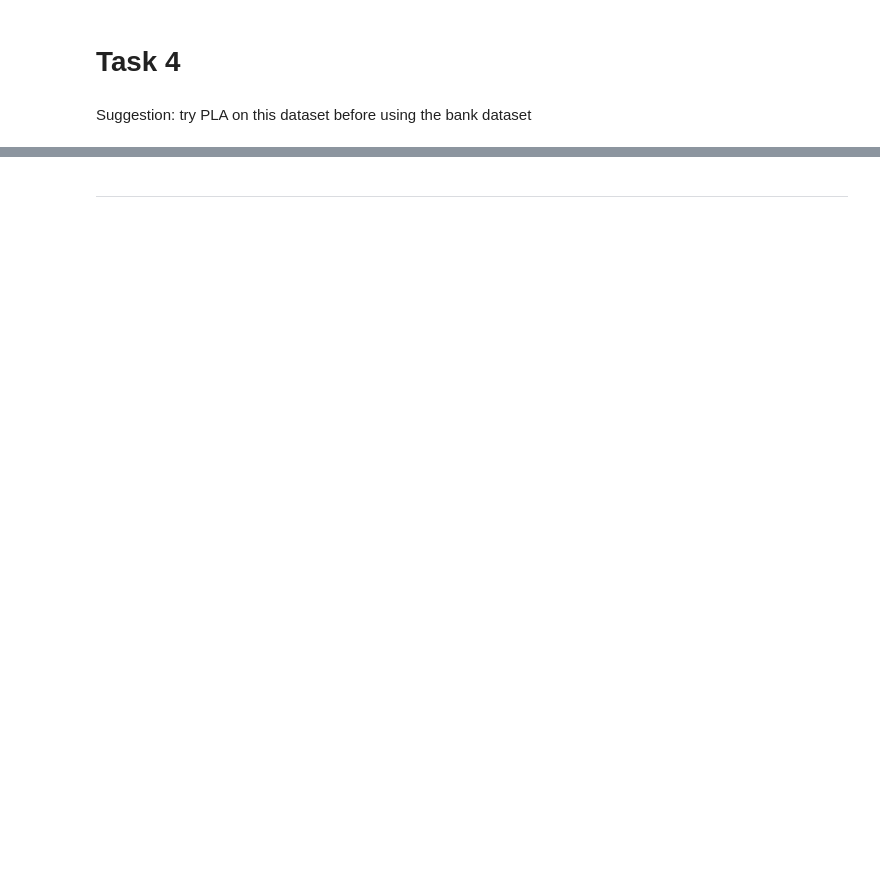
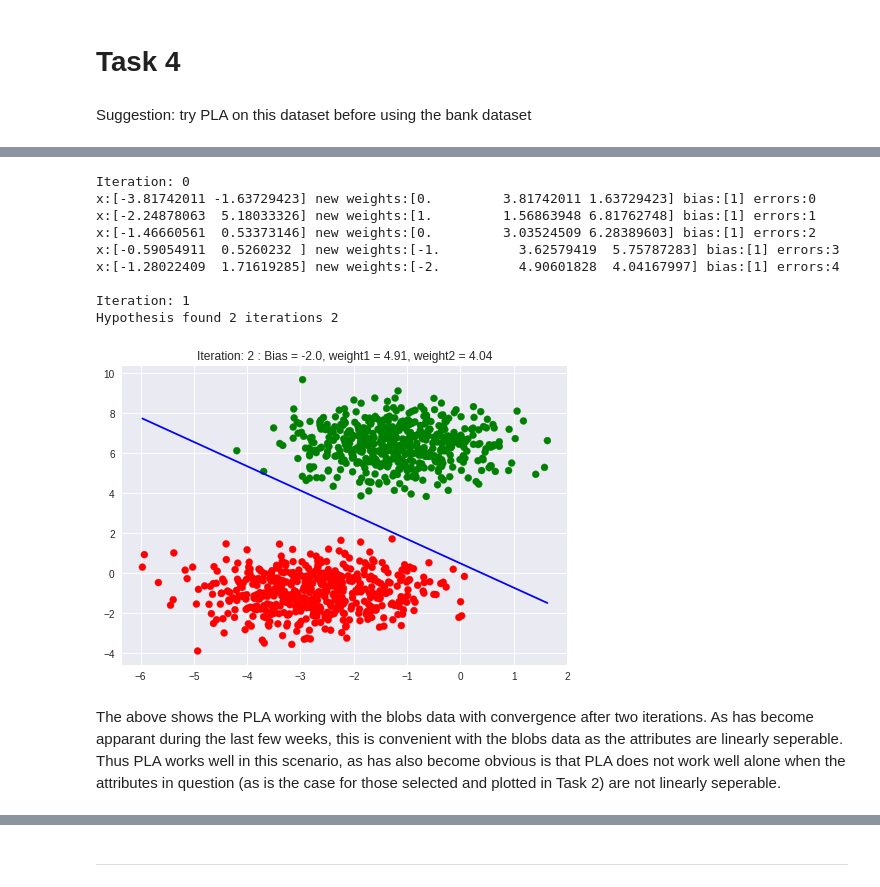
Before and after one commit to vipulpopat/MSCAI_Sem1_Etivity1, a Jupyter notebook: Etivity1.ipynb, the cells around one changed output, grey strips where cells are left out. Drawn from its saved outputs; the diff is of its cells as text; code cells hidden in the pictures; blank space fills up the shorter version.

```diff
--- a/Etivity1.ipynb
+++ b/Etivity1.ipynb
@@ -252,4 +300,4 @@ def point_on_boundary(weights, x):
 # %%
 def decision_boundary(weights, x_min, x_max):
     # Return two points on the decision boundary
-    return [pointOnBoundary(x_min), pointOnBoundary(x_max)]
+    return [point_on_boundary(weights, x_min), point_on_boundary(weights, x_max)] #Error Corrected
@@ -275,3 +328,31 @@ def calc_error(training_in, training_out, weights):
         if (h(x,weights)!=y):
             errors+=1;
     return errors/len(training_in)
+# %%
+def exec_pla(X,y):
+    w = np.array([0,0,0])
+    w[0] = 1
+
+    w,n_iterations = pla(X,y,w)
+    xs = [X[:,0].min(),X[:,0].max()]
+    ys = decision_boundary(w,xs[0],xs[1])
+    colors = ['green' if yy == 1 else 'red' for yy in y]
+    plt.scatter(X[:,0],X[:,1], color=colors)
+    plt.plot(xs,ys, 'b-')
+    plt.title("Iteration: {:.0f} : Bias = {}, weight1 = {:.2f}, weight2 = {:.2f}".format(n_iterations,w[0],w[1],w[2]))
+    plt.show()
+# %%
+exec_pla(X,y)
+# %% [output]
+Iteration: 0
+x:[-3.81742011 -1.63729423] new weights:[0.         3.81742011 1.63729423] bias:[1] errors:0
+x:[-2.24878063  5.18033326] new weights:[1.         1.56863948 6.81762748] bias:[1] errors:1
+x:[-1.46660561  0.53373146] new weights:[0.         3.03524509 6.28389603] bias:[1] errors:2
+x:[-0.59054911  0.5260232 ] new weights:[-1.          3.62579419  5.75787283] bias:[1] errors:3
+x:[-1.28022409  1.71619285] new weights:[-2.          4.90601828  4.04167997] bias:[1] errors:4
+
+Iteration: 1
+Hypothesis found 2 iterations 2
+[figure, added]
+# %% [markdown]
+The above shows the PLA working with the blobs data with convergence after two iterations. As has become apparant during the last few weeks, this is convenient with the blobs data as the attributes are linearly seperable. Thus PLA works well in this scenario, as has also become obvious is that PLA does not work well alone when the attributes in question (as is the case for those selected and plotted in Task 2) are not linearly seperable.
```
Also changed, not shown: parts of 50 cells of this notebook.
